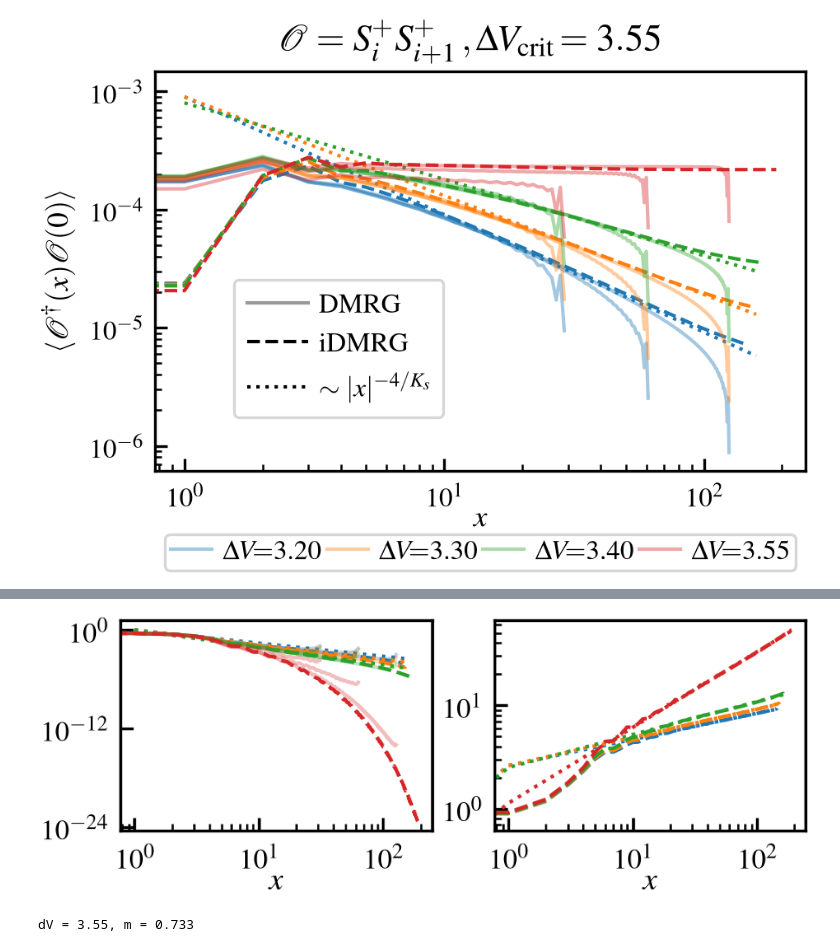
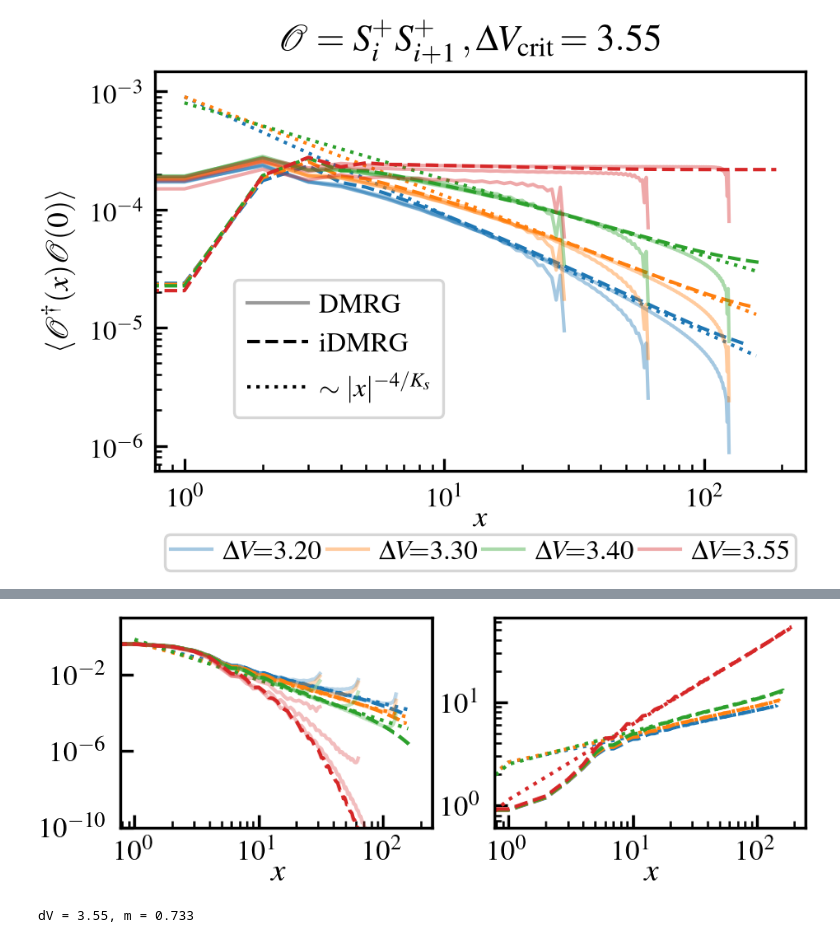
Before and after one commit to aravindhshankar/Spin1LongRangeOrder.jl, a Jupyter notebook: python/figmaker/ShowLRO.ipynb, the cells around one changed output, grey strips where cells are left out. Drawn from its saved outputs; the diff is of its cells as text; code cells hidden in the pictures.

```diff
--- a/python/figmaker/ShowLRO.ipynb
+++ b/python/figmaker/ShowLRO.ipynb
@@ -83,7 +83,7 @@ fig, ax = plt.subplots(1,2)
 fig_dims = ssh.set_size(fraction=1.0, subplots=(1,2))
 fig.set_size_inches(fig_dims)
 dVvals = [3.2, 3.3, 3.4, 3.55, ]
-prefixes = np.array([1,1,1, 1])
+prefixes = np.array([0.5, 0.5, 0.7, 1])
 for j, dVval in enumerate(dVvals):
     col = f'C{j}'
     seldf_i = select_dV(df_i, dVval, atol=1e-7)
@@ -115,6 +115,7 @@ for j, dVval in enumerate(dVvals):
 ax[0].set_xlabel(r'$x$', labelpad=-2)
 ax[0].set_xscale('log')
 ax[0].set_yscale('log')
+ax[0].set_ylim(1e-10,None)
 ax[1].set_xlabel(r'$x$', labelpad=-2)
 ax[1].set_xscale('log')
 ax[1].set_yscale('log')
@@ -125,5 +126,5 @@ m = 0.31892880556221376
 m = 0.7325900236843532
-[figure, old version]
+[figure, new version]
 # %%
 from matplotlib.lines import Line2D
 
```
Also changed, not shown: parts of 3 cells of this notebook, 3 other files.
